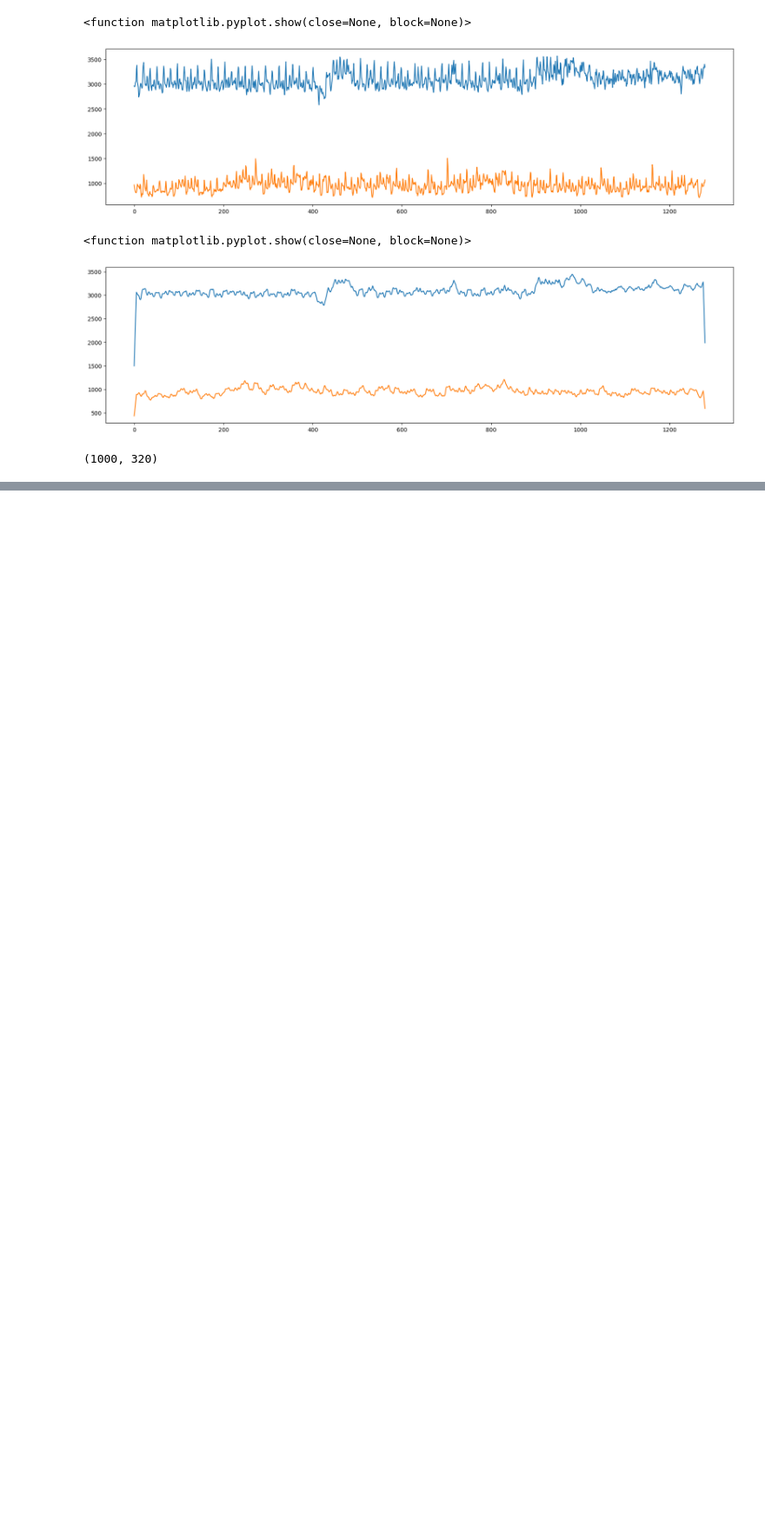
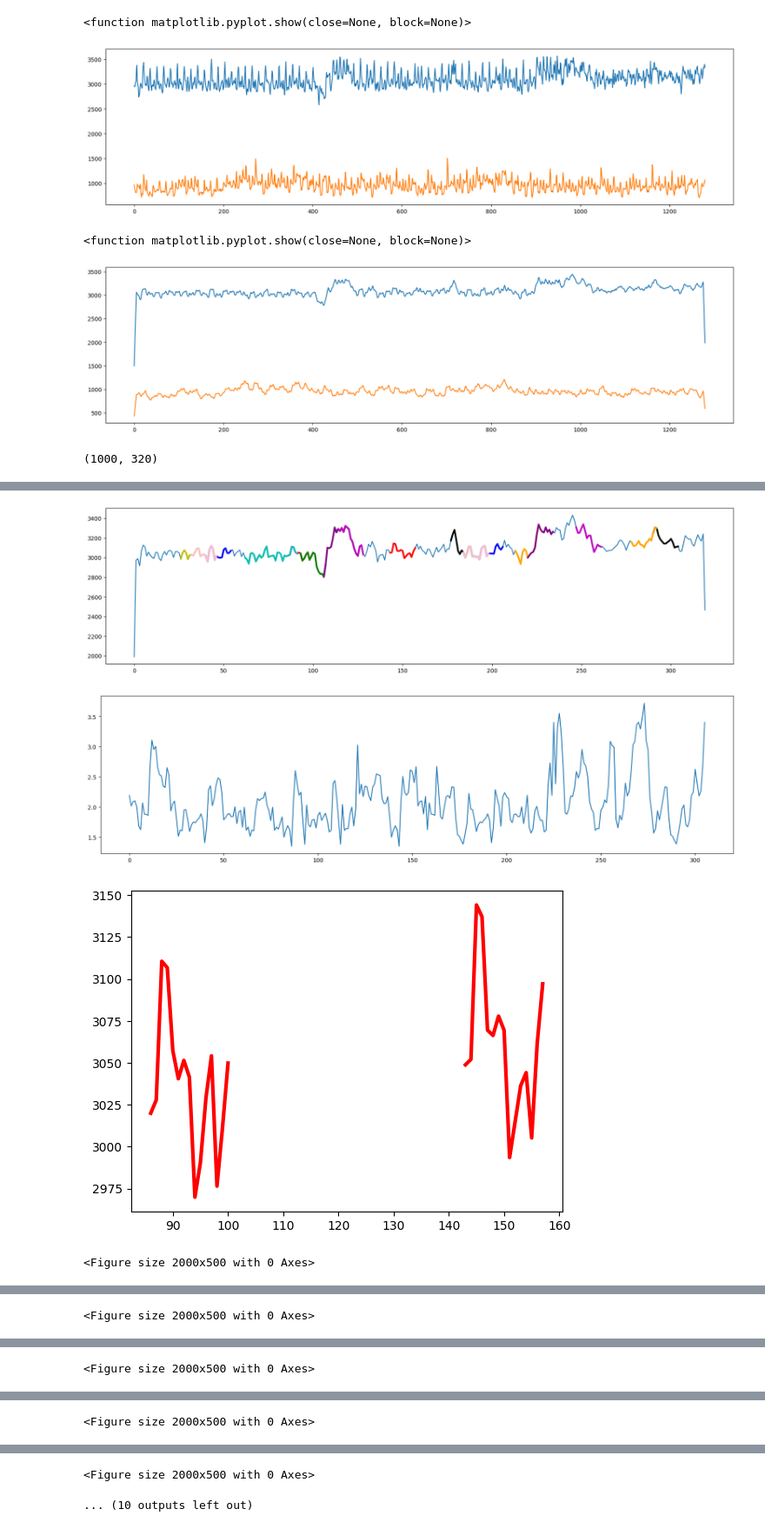
Before and after one commit to drizzello/DM2_UNIPI_Prj, a Jupyter notebook: Time_Series_motifs_discords.ipynb, the cells around one changed output, grey strips where cells are left out. Shown at 87% size. Saved outputs shown, nothing was run; the diff lists cells and outputs as text; code cells hidden in the pictures; blank space fills up the shorter version.

```diff
--- a/Time_Series_motifs_discords.ipynb
+++ b/Time_Series_motifs_discords.ipynb
@@ -360,0 +223,3 @@ for m, d, c in zip(mo, mod, colors):
+# %%
+ts0_paa = pd.Series(ts0_paa)
+ts0_paa
@@ -360,0 +239,13 @@ for m, d, c in zip(mo, mod, colors):
+# %%
+w = 15
+mp = stumpy.stump(ts0_paa.values, w)
+mod, mo = stumpy.motifs(
+        ts0_paa.values,
+        mp.P_,
+        max_matches = 2,
+        max_motifs=10,     # Up to 10 motifs
+        min_neighbors=1,
+        cutoff = 1.7
+)
+
+mod, mo
@@ -360,0 +273,26 @@ for m, d, c in zip(mo, mod, colors):
+# %%
+plt.figure(figsize=(20,5))
+plt.plot(ts0_paa.values)
+colors = ['r', 'g', 'k', 'b', 'y', 'orange', 'purple', 'pink', 'm', 'c'][:len(mo)]   #sono 10
+for m, d, c in zip(mo, mod, colors):
+    for i in m:
+        m_shape = ts0_paa.values[i:i+w]
+        plt.plot(range(i,i+w), m_shape, color=c, lw=3)
+
+plt.show()
+
+plt.figure(figsize=(20,5))
+plt.plot(mp.P_)  # First column: matrix profile
+plt.show()
+
+for m, d, c in zip(mo, mod, colors):
+    for i in m:
+        m_shape = ts0_paa.values[i:i+w]
+        plt.plot(range(i,i+w), m_shape, color=c, lw=3)
+    plt.figure(figsize=(20,5))
+    plt.show()
+# %% [output]
+[figure, added]
+[figure, added]
+[figure, added]
+<Figure size 2000x500 with 0 Axes>
@@ -360,0 +300 @@ for m, d, c in zip(mo, mod, colors):
+<Figure size 2000x500 with 0 Axes>
@@ -360,0 +302 @@ for m, d, c in zip(mo, mod, colors):
+<Figure size 2000x500 with 0 Axes>
@@ -360,0 +304 @@ for m, d, c in zip(mo, mod, colors):
+<Figure size 2000x500 with 0 Axes>
@@ -360,0 +306,2 @@ for m, d, c in zip(mo, mod, colors):
+<Figure size 2000x500 with 0 Axes>
+... (10 outputs left out)
```
Also changed, not shown: parts of 45 cells of this notebook, 2 other files.
